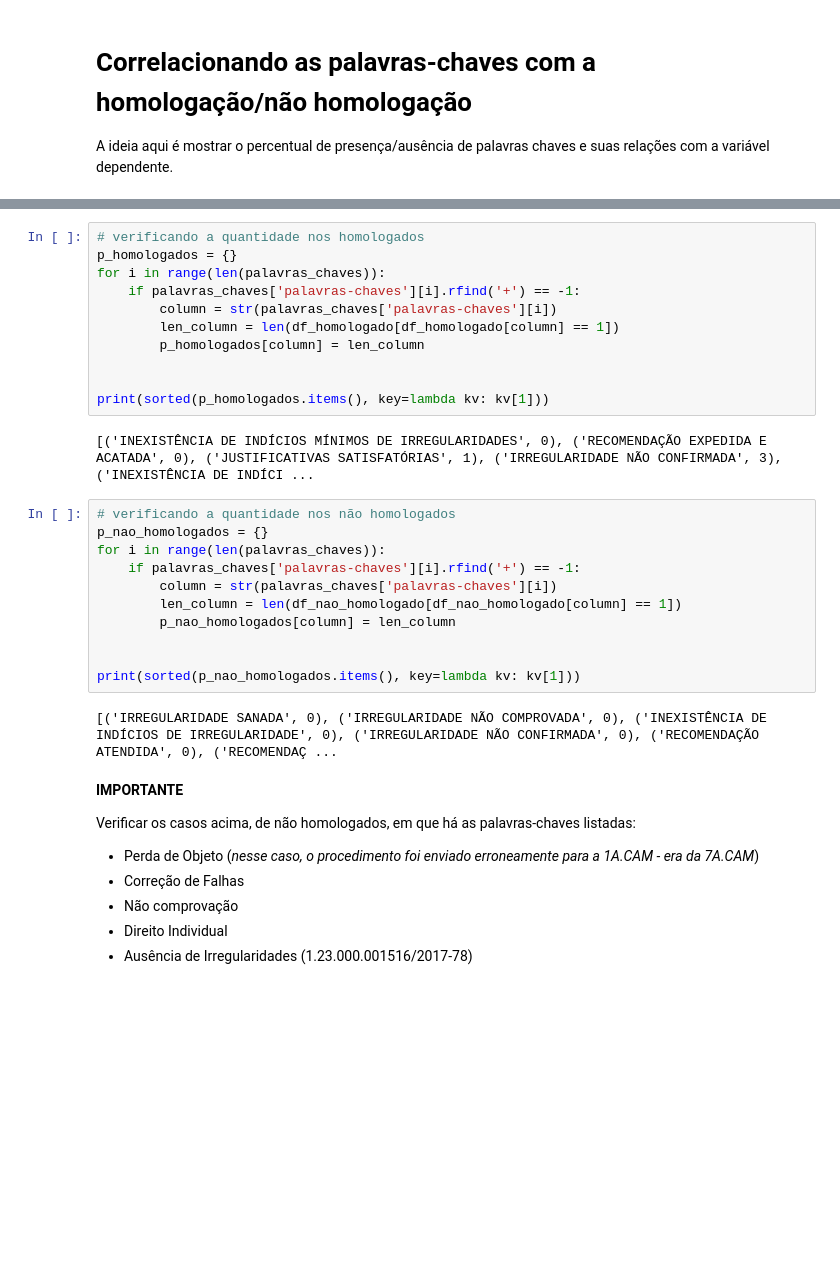
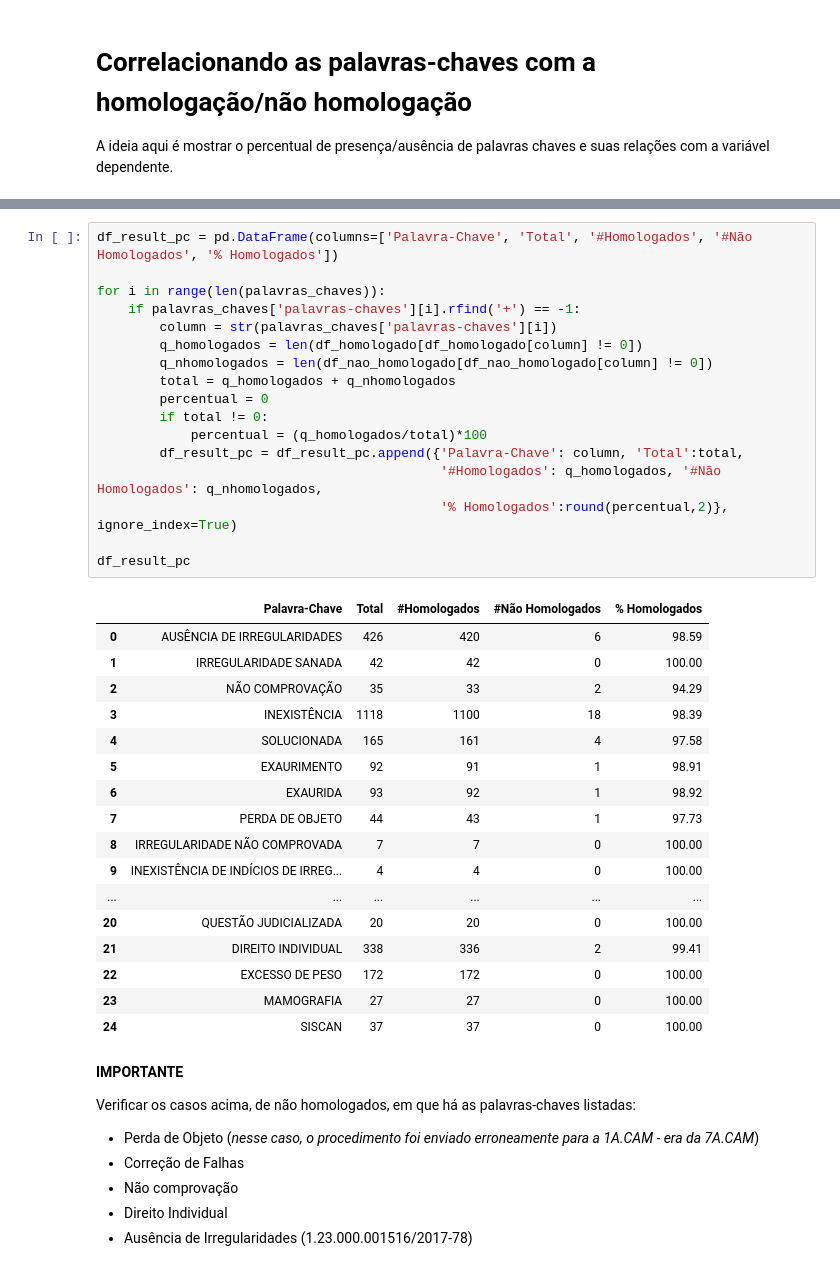
Before and after one commit to andrethiago/ml-colegiado-mpf, a Jupyter notebook: notebooks/1ACAM-Fase01.ipynb, the cells around one changed output, grey strips where cells are left out. Drawn from its saved outputs; the diff is of its cells as text; blank space fills up the shorter version.

```diff
--- a/notebooks/1ACAM-Fase01.ipynb
+++ b/notebooks/1ACAM-Fase01.ipynb
@@ -195,29 +205,38 @@ len(df_homologado), len(df_nao_homologado)
-# %%
-# verificando a quantidade nos homologados
-p_homologados = {}
-for i in range(len(palavras_chaves)):
-    if palavras_chaves['palavras-chaves'][i].rfind('+') == -1:
-        column = str(palavras_chaves['palavras-chaves'][i])
-        len_column = len(df_homologado[df_homologado[column] == 1])
-        p_homologados[column] = len_column
-
-
-print(sorted(p_homologados.items(), key=lambda kv: kv[1]))
-# %% [output]
-[('INEXISTÊNCIA DE INDÍCIOS MÍNIMOS DE IRREGULARIDADES', 0), ('RECOMENDAÇÃO EXPEDIDA E ACATADA', 0), ('JUSTIFICATIVAS SATISFATÓRIAS', 1), ('IRREGULARIDADE NÃO CONFIRMADA', 3), ('INEXISTÊNCIA DE INDÍCI ...
-# %%
-# verificando a quantidade nos não homologados
-p_nao_homologados = {}
-for i in range(len(palavras_chaves)):
-    if palavras_chaves['palavras-chaves'][i].rfind('+') == -1:
-        column = str(palavras_chaves['palavras-chaves'][i])
-        len_column = len(df_nao_homologado[df_nao_homologado[column] == 1])
-        p_nao_homologados[column] = len_column
-
-
-print(sorted(p_nao_homologados.items(), key=lambda kv: kv[1]))
-# %% [output]
-[('IRREGULARIDADE SANADA', 0), ('IRREGULARIDADE NÃO COMPROVADA', 0), ('INEXISTÊNCIA DE INDÍCIOS DE IRREGULARIDADE', 0), ('IRREGULARIDADE NÃO CONFIRMADA', 0), ('RECOMENDAÇÃO ATENDIDA', 0), ('RECOMENDAÇ ...
+# %%
+df_result_pc = pd.DataFrame(columns=['Palavra-Chave', 'Total', '#Homologados', '#Não Homologados', '% Homologados'])
+
+for i in range(len(palavras_chaves)):
+    if palavras_chaves['palavras-chaves'][i].rfind('+') == -1:
+        column = str(palavras_chaves['palavras-chaves'][i])
+        q_homologados = len(df_homologado[df_homologado[column] != 0])
+        q_nhomologados = len(df_nao_homologado[df_nao_homologado[column] != 0])
+        total = q_homologados + q_nhomologados
+        percentual = 0
+        if total != 0:
+            percentual = (q_homologados/total)*100
+        df_result_pc = df_result_pc.append({'Palavra-Chave': column, 'Total':total,
+                                            '#Homologados': q_homologados, '#Não Homologados': q_nhomologados,
+                                            '% Homologados':round(percentual,2)}, ignore_index=True)
+
+df_result_pc
+# %% [output]
+|  | Palavra-Chave | Total | #Homologados | #Não Homologados | % Homologados |
+| 0 | AUSÊNCIA DE IRREGULARIDADES | 426 | 420 | 6 | 98.59 |
+| 1 | IRREGULARIDADE SANADA | 42 | 42 | 0 | 100.00 |
+| 2 | NÃO COMPROVAÇÃO | 35 | 33 | 2 | 94.29 |
+| 3 | INEXISTÊNCIA | 1118 | 1100 | 18 | 98.39 |
+| 4 | SOLUCIONADA | 165 | 161 | 4 | 97.58 |
+| 5 | EXAURIMENTO | 92 | 91 | 1 | 98.91 |
+| 6 | EXAURIDA | 93 | 92 | 1 | 98.92 |
+| 7 | PERDA DE OBJETO | 44 | 43 | 1 | 97.73 |
+| 8 | IRREGULARIDADE NÃO COMPROVADA | 7 | 7 | 0 | 100.00 |
+| 9 | INEXISTÊNCIA DE INDÍCIOS DE IRREG... | 4 | 4 | 0 | 100.00 |
+| ... | ... | ... | ... | ... | ... |
+| 20 | QUESTÃO JUDICIALIZADA | 20 | 20 | 0 | 100.00 |
+| 21 | DIREITO INDIVIDUAL | 338 | 336 | 2 | 99.41 |
+| 22 | EXCESSO DE PESO | 172 | 172 | 0 | 100.00 |
+| 23 | MAMOGRAFIA | 27 | 27 | 0 | 100.00 |
+| 24 | SISCAN | 37 | 37 | 0 | 100.00 |
 # %% [markdown]
 **IMPORTANTE**
 
```
Also changed, not shown: parts of 32 cells of this notebook, 1 other file.
